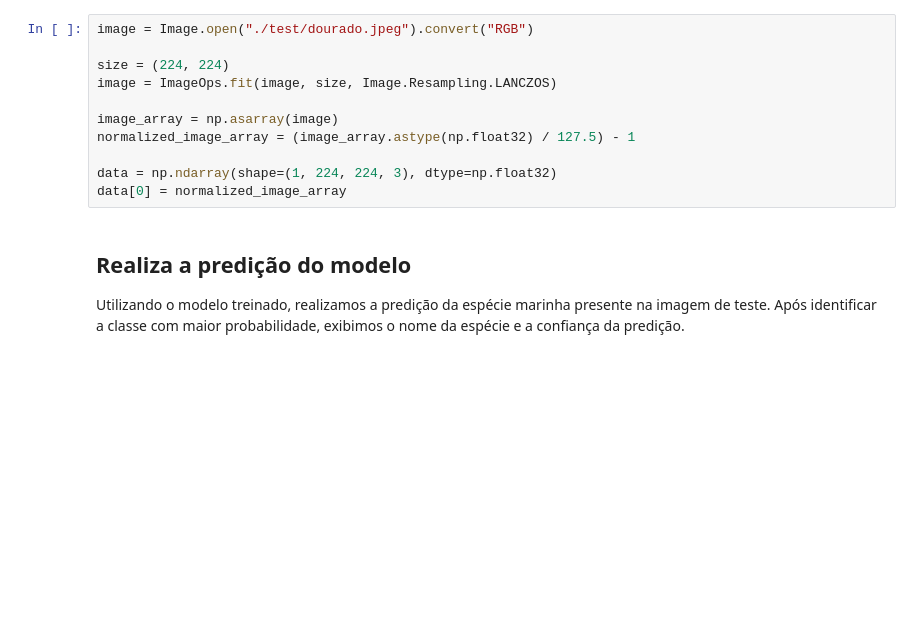
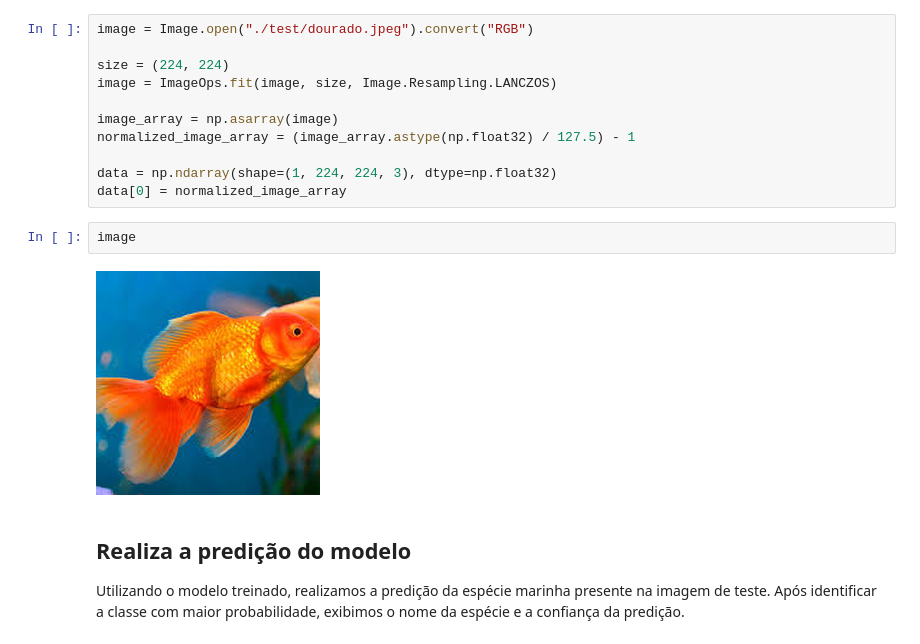
Before and after one commit to ericknathan/bluetrip-ai, a Jupyter notebook: notebook.ipynb, the cells around one changed output. Saved outputs shown, nothing was run; the diff lists cells and outputs as text; blank space fills up the shorter version.

```diff
--- a/notebook.ipynb
+++ b/notebook.ipynb
@@ -116,6 +116,10 @@ normalized_image_array = (image_array.astype(np.float32) / 127.5) - 1
 
 data = np.ndarray(shape=(1, 224, 224, 3), dtype=np.float32)
 data[0] = normalized_image_array
+# %%
+image
+# %% [output]
+[figure, added]
 # %% [markdown]
 ## Realiza a predição do modelo
 Utilizando o modelo treinado, realizamos a predição da espécie marinha presente na imagem de teste. Após identificar a classe com maior probabilidade, exibimos o nome da espécie e a confiança da predição.
```
Also changed, not shown: parts of 2 cells of this notebook.
